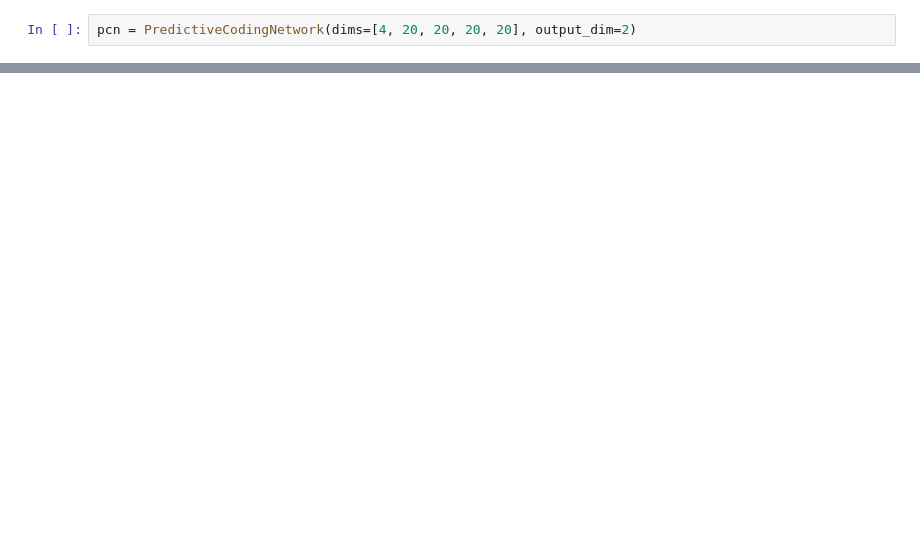
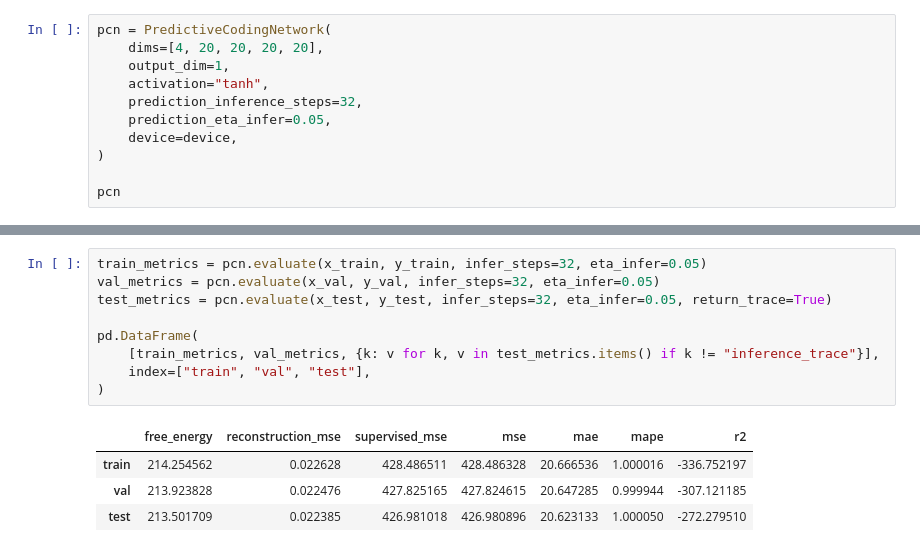
Before and after one commit to HorusXIV/PCQVNN, a Jupyter notebook: notebooks/05_check_PCN.ipynb, the cells around one changed output, grey strips where cells are left out. Drawn from its saved outputs; the diff is of its cells as text; blank space fills up the shorter version.

```diff
--- a/notebooks/05_check_PCN.ipynb
+++ b/notebooks/05_check_PCN.ipynb
@@ -20,2 +58,11 @@ torch.manual_seed(0)
 # %%
-pcn = PredictiveCodingNetwork(dims=[4, 20, 20, 20, 20], output_dim=2)
+pcn = PredictiveCodingNetwork(
+    dims=[4, 20, 20, 20, 20],
+    output_dim=1,
+    activation="tanh",
+    prediction_inference_steps=32,
+    prediction_eta_infer=0.05,
+    device=device,
+)
+
+pcn
@@ -83,0 +112,14 @@ train_pcn
+# %%
+train_metrics = pcn.evaluate(x_train, y_train, infer_steps=32, eta_infer=0.05)
+val_metrics = pcn.evaluate(x_val, y_val, infer_steps=32, eta_infer=0.05)
+test_metrics = pcn.evaluate(x_test, y_test, infer_steps=32, eta_infer=0.05, return_trace=True)
+
+pd.DataFrame(
+    [train_metrics, val_metrics, {k: v for k, v in test_metrics.items() if k != "inference_trace"}],
+    index=["train", "val", "test"],
+)
+# %% [output]
+|  | free_energy | reconstruction_mse | supervised_mse | mse | mae | mape | r2 |
+| train | 214.254562 | 0.022628 | 428.486511 | 428.486328 | 20.666536 | 1.000016 | -336.752197 |
+| val | 213.923828 | 0.022476 | 427.825165 | 427.824615 | 20.647285 | 0.999944 | -307.121185 |
+| test | 213.501709 | 0.022385 | 426.981018 | 426.980896 | 20.623133 | 1.000050 | -272.279510 |
```
Also changed, not shown: parts of 14 cells of this notebook, 5 other files.
